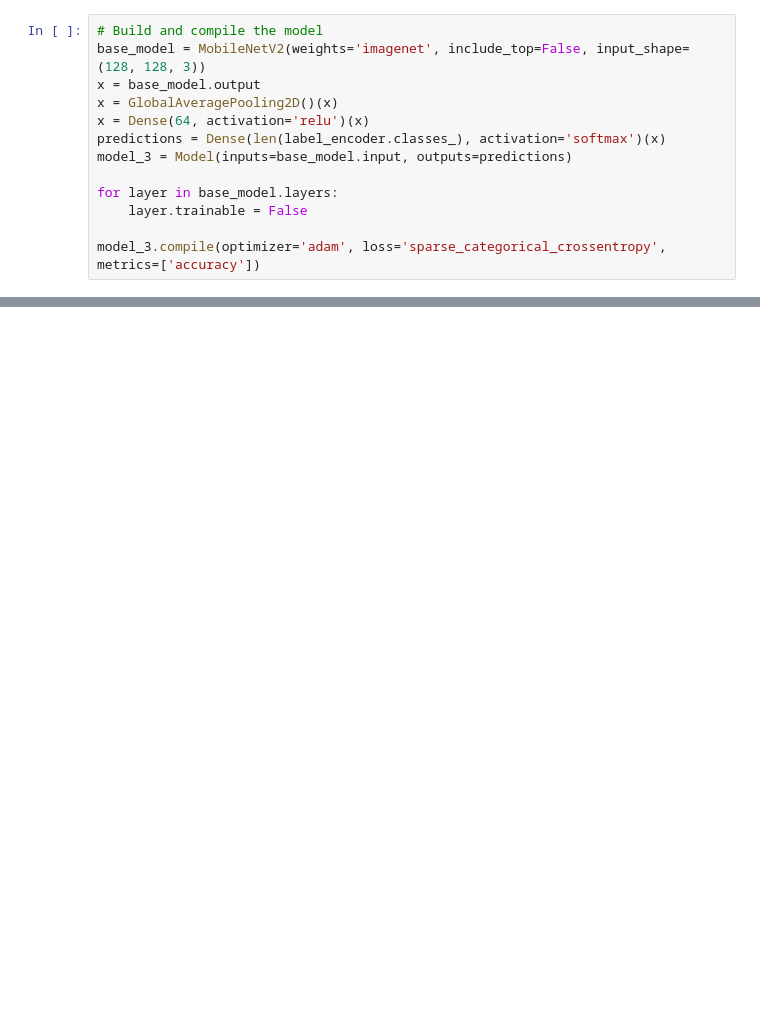
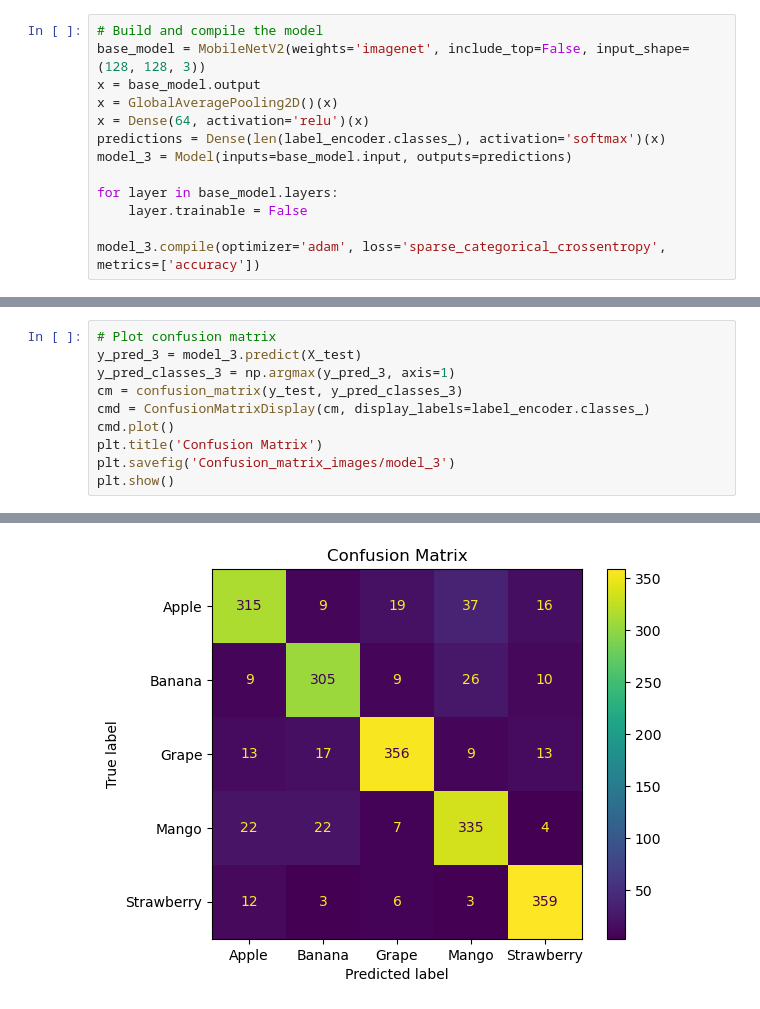
Before and after one commit to Starkilled1/fruit-classification-project, a Jupyter notebook: NeuralNetwork_script.ipynb, the cells around one changed output, grey strips where cells are left out. Saved outputs shown, nothing was run; the diff lists cells and outputs as text; blank space fills up the shorter version.

Commit message:
Third Test

```diff
--- a/NeuralNetwork_script.ipynb
+++ b/NeuralNetwork_script.ipynb
@@ -304,0 +366,11 @@ model.save('fruit_classifier_mobilenetv2.h5')
+# %%
+# Plot confusion matrix
+y_pred_3 = model_3.predict(X_test)
+y_pred_classes_3 = np.argmax(y_pred_3, axis=1)
+cm = confusion_matrix(y_test, y_pred_classes_3)
+cmd = ConfusionMatrixDisplay(cm, display_labels=label_encoder.classes_)
+cmd.plot()
+plt.title('Confusion Matrix')
+plt.savefig('Confusion_matrix_images/model_3')
+plt.show()
+# %% [output]
@@ -304,0 +378 @@ model.save('fruit_classifier_mobilenetv2.h5')
+[figure, added]
```
Also changed, not shown: parts of 7 cells of this notebook, 3 other files.
